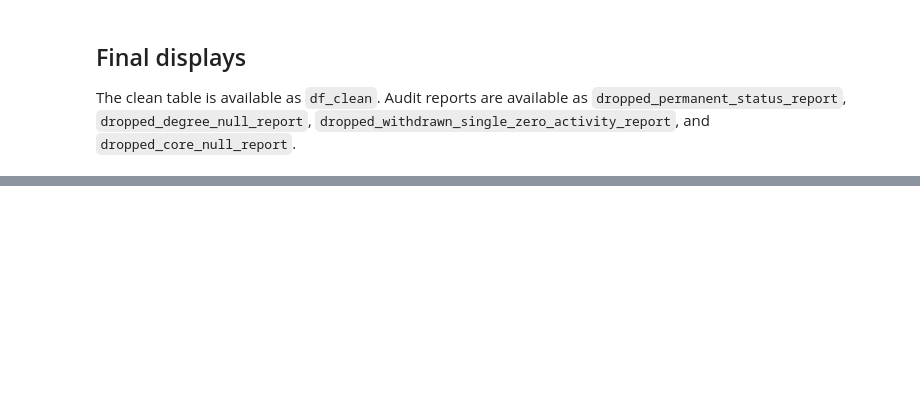
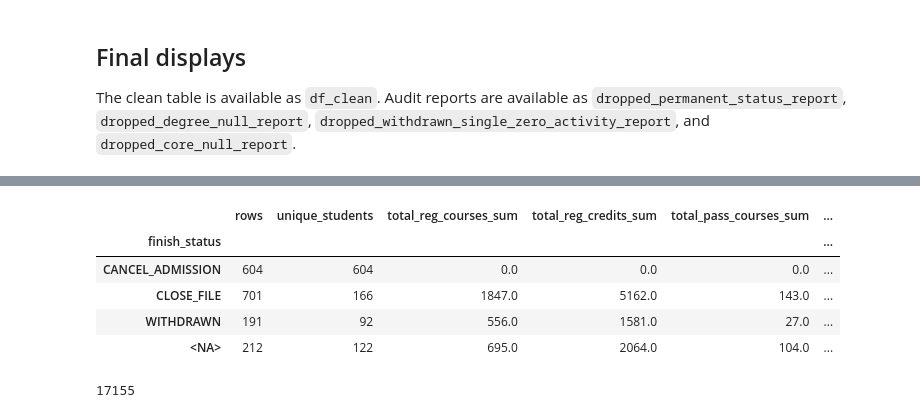
Before and after one commit to ShrkoXIII/Academic_Advisor_system, a Jupyter notebook: note_books/V_ADD_STUDENT_DEGREE_STATUS/add_student_degree_status_clean.ipynb, the cells around one changed output, grey strips where cells are left out. Saved outputs shown, nothing was run; the diff lists cells and outputs as text; code cells hidden in the pictures; blank space fills up the shorter version.

```diff
--- a/note_books/V_ADD_STUDENT_DEGREE_STATUS/add_student_degree_status_clean.ipynb
+++ b/note_books/V_ADD_STUDENT_DEGREE_STATUS/add_student_degree_status_clean.ipynb
@@ -640,0 +985,26 @@ df_clean[(df_clean['finish_status']=='WITHDRAWN')&(df_clean['gpa_points']==0)&(d
+# %%
+display(
+    dropped_only_in_add_report
+    .groupby("finish_status", dropna=False)
+    .agg(
+        rows=("student_id", "size"),
+        unique_students=("student_id", "nunique"),
+        total_reg_courses_sum=("total_reg_courses", "sum"),
+        total_reg_credits_sum=("total_reg_credits", "sum"),
+        total_pass_courses_sum=("total_pass_courses", "sum"),
+        total_pass_credits_sum=("total_pass_credits", "sum"),
+        total_fail_courses_sum=("total_fail_courses", "sum"),
+        total_fail_credits_sum=("total_fail_credits", "sum"),
+    )
+)
+# %% [output]
+|  | rows | unique_students | total_reg_courses_sum | total_reg_credits_sum | total_pass_courses_sum | ... |
+| finish_status |  |  |  |  |  | ... |
+| CANCEL_ADMISSION | 604 | 604 | 0.0 | 0.0 | 0.0 | ... |
+| CLOSE_FILE | 701 | 166 | 1847.0 | 5162.0 | 143.0 | ... |
+| WITHDRAWN | 191 | 92 | 556.0 | 1581.0 | 27.0 | ... |
+| <NA> | 212 | 122 | 695.0 | 2064.0 | 104.0 | ... |
+# %%
+df_clean['student_id'].nunique()
+# %% [output]
+17155
```
Also changed, not shown: parts of 35 cells of this notebook, 4 other files.
